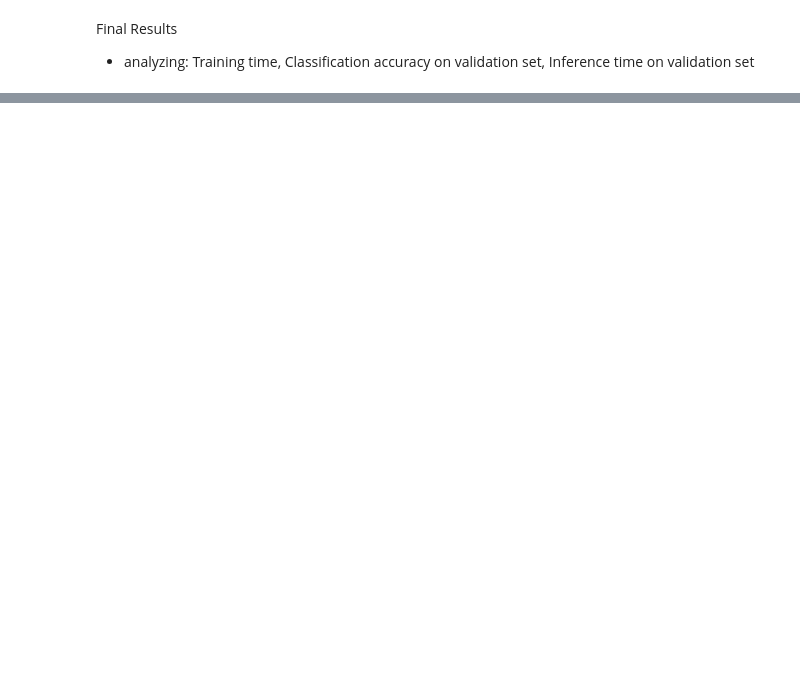
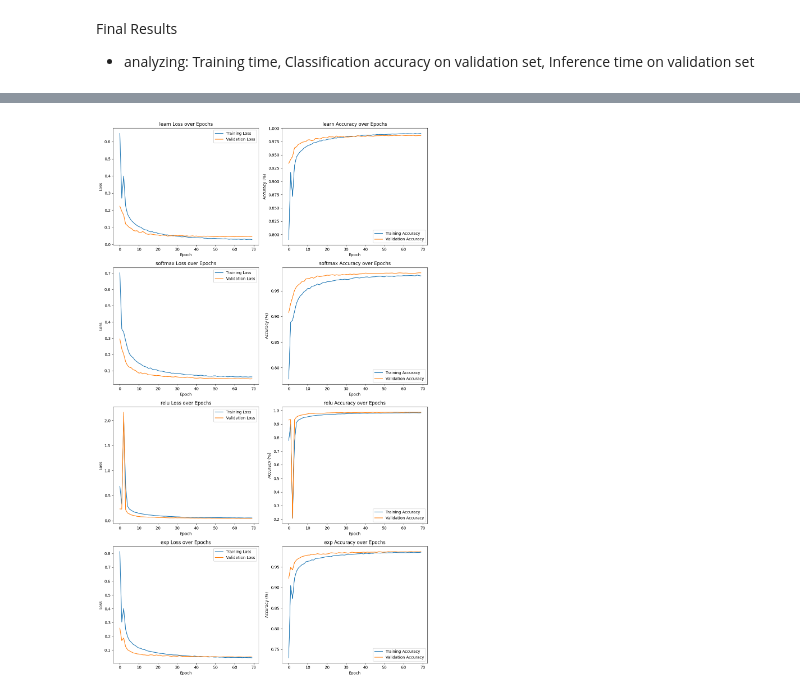
Before and after one commit to ostapenkovs/ieor-4540-transformers, a Jupyter notebook: notebooks/results.ipynb, the cells around one changed output, grey strips where cells are left out. Drawn from its saved outputs; the diff is of its cells as text; code cells hidden in the pictures; blank space fills up the shorter version.

```diff
--- a/notebooks/results.ipynb
+++ b/notebooks/results.ipynb
@@ -11,5 +4,0 @@ df = pd.read_csv('../data/logs/relu_mnist.csv')
-# %%
-fig, ax = plt.subplots(1, 1, figsize=(8, 4))
-sns.lineplot(data=df, x='Epoch', y='Train Loss',      label='Train Loss',      color='red',  ax=ax)
-sns.lineplot(data=df, x='Epoch', y='Validation Loss', label='Validation Loss', color='blue', ax=ax)
-plt.legend(); plt.tight_layout()
@@ -17,0 +130,4 @@ plt.legend(); plt.tight_layout()
+# %%
+plot_metrics(combined_df, dataset_name="mnist")
+# %% [output]
+[figure, added]
```
Also changed, not shown: parts of 27 cells of this notebook.
